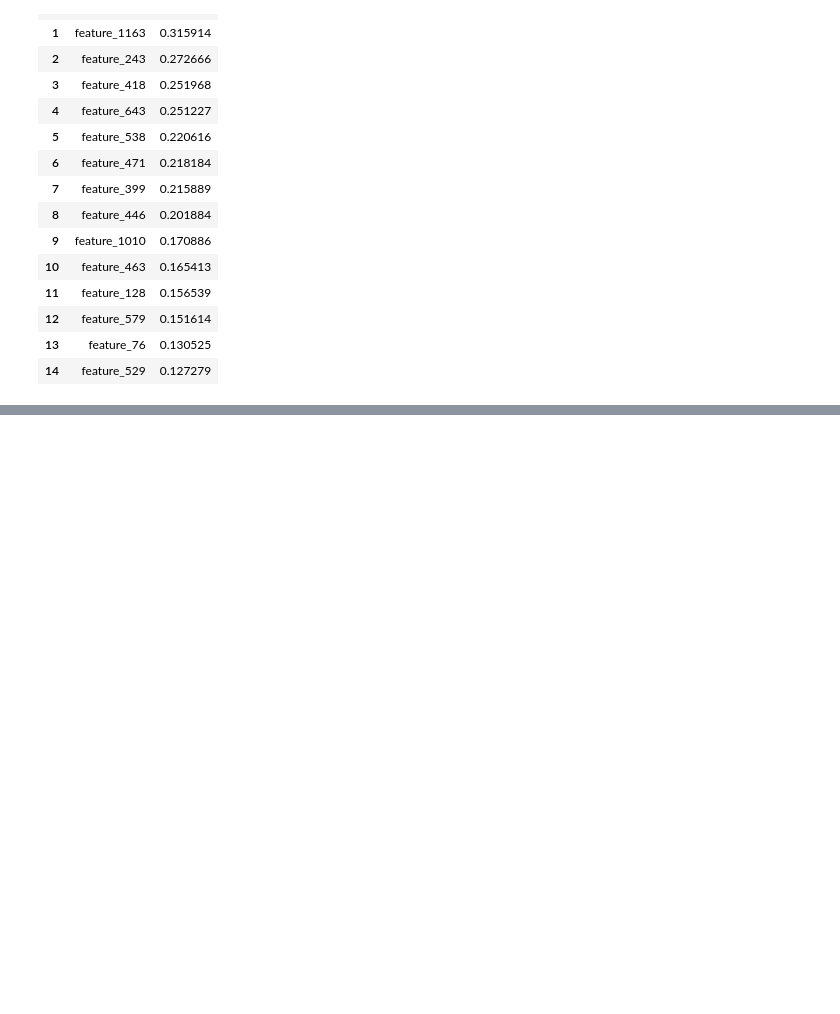
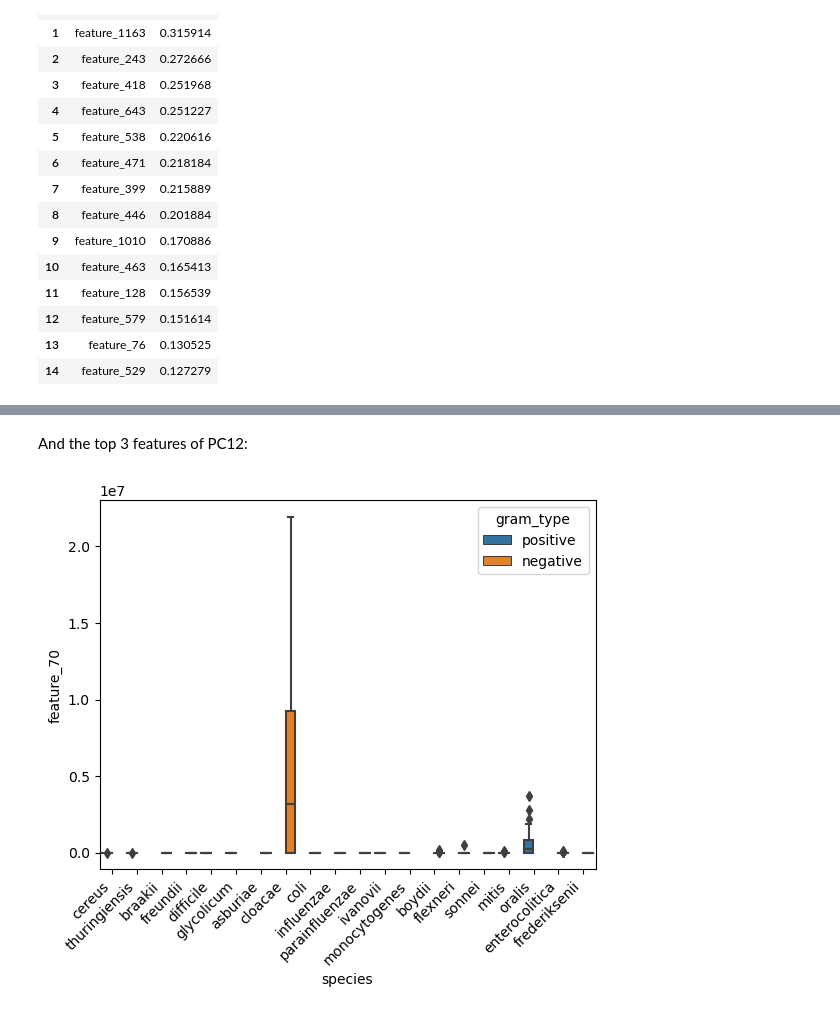
Before and after one commit to BleekerLab/PhenoFeatureFinder, a Jupyter notebook: examples/MicroMass/feature_selection.ipynb, the cells around one changed output, grey strips where cells are left out. Cells and saved outputs as stored; diff of their text form; code cells hidden in the pictures; blank space fills up the shorter version.

```diff
--- a/examples/MicroMass/feature_selection.ipynb
+++ b/examples/MicroMass/feature_selection.ipynb
@@ -148,0 +204,8 @@ Here are the metabolite names with the top 15 absolute loadings on PC13
+# %% [markdown]
+And the top 3 features of PC12:
+# %%
+ax = sns.boxplot(data=df, x='species', y="feature_70", hue="gram_type")
+ax.set_xticklabels(ax.get_xticklabels(),rotation=45, horizontalalignment='right')
+None
+# %% [output]
+[figure, added]
```
Also changed, not shown: parts of 15 cells of this notebook.
